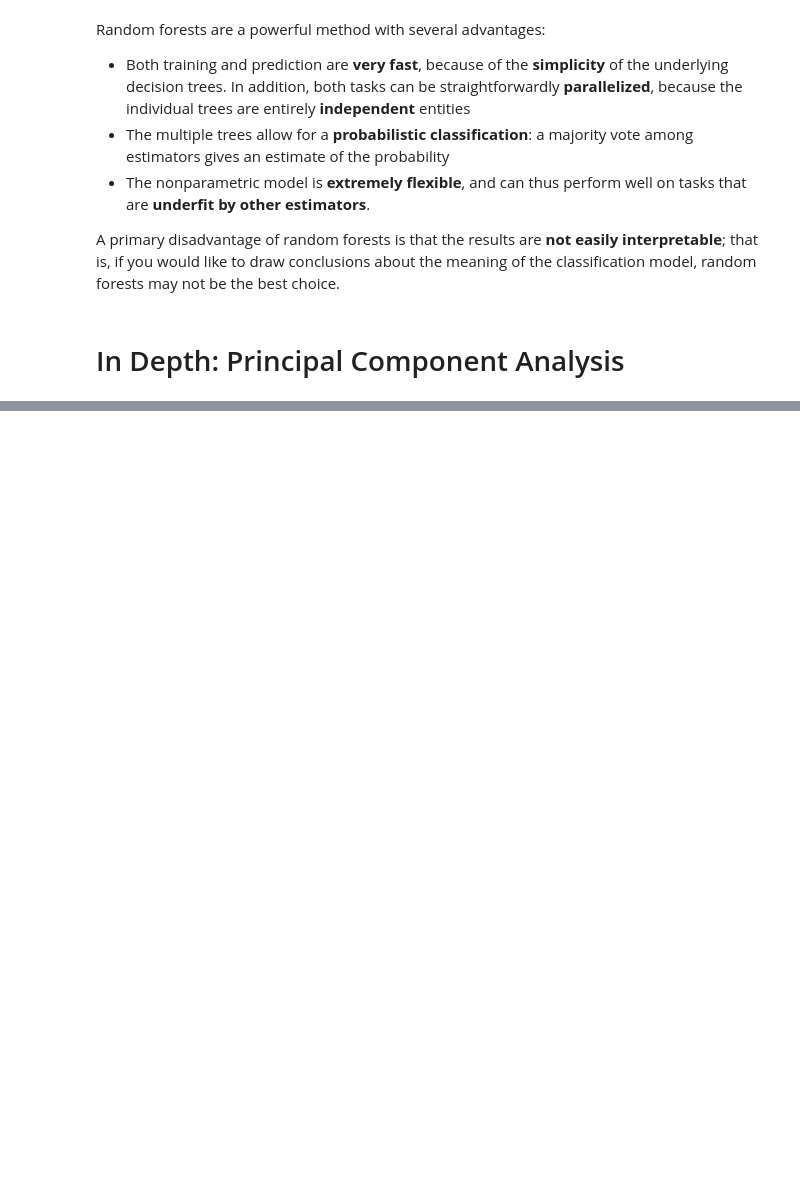
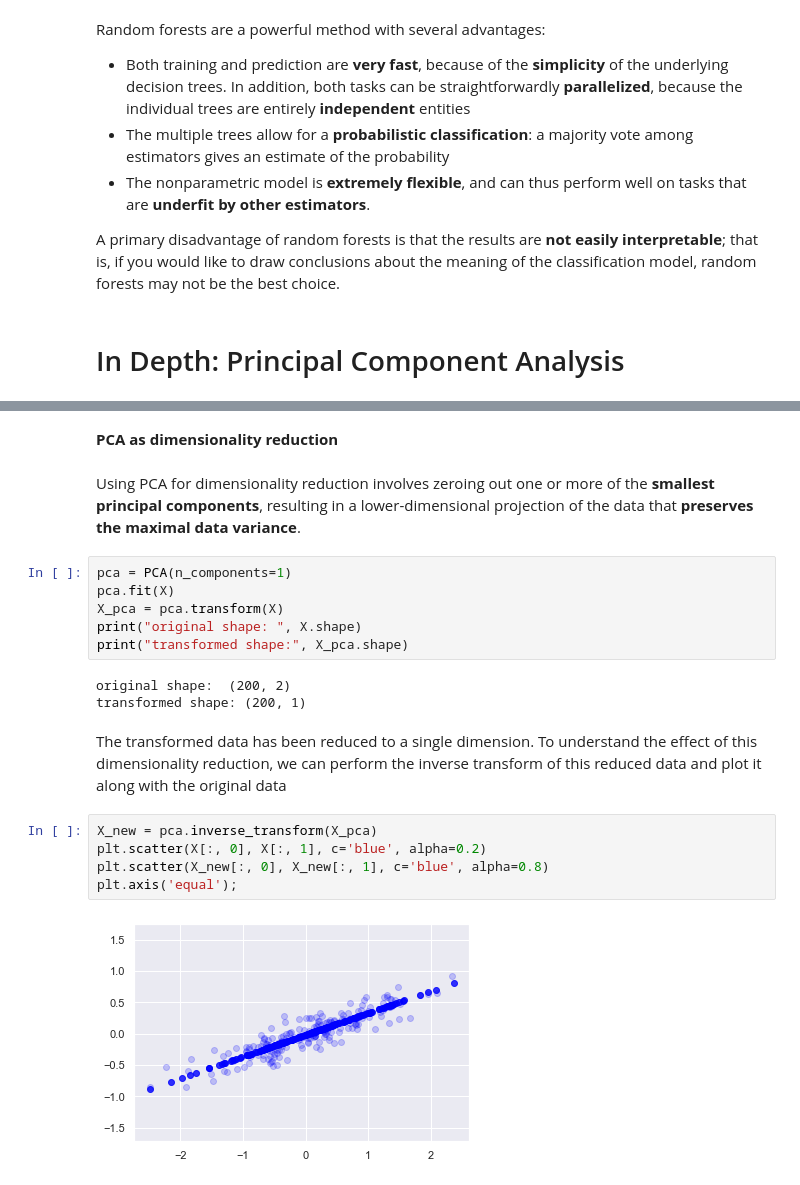
Before and after one commit to hanchiang/python-data-science-handbook, a Jupyter notebook: 5-machine-learning/5-machine-learning.ipynb, the cells around one changed output, grey strips where cells are left out. Cells and saved outputs as stored; diff of their text form; blank space fills up the shorter version.

```diff
--- a/5-machine-learning/5-machine-learning.ipynb
+++ b/5-machine-learning/5-machine-learning.ipynb
@@ -2378,0 +2454,22 @@ A primary disadvantage of random forests is that the results are **not easily in
+# %% [markdown]
+**PCA as dimensionality reduction**
+# %% [markdown]
+Using PCA for dimensionality reduction involves zeroing out one or more of the **smallest principal components**, resulting in a lower-dimensional projection of the data that **preserves the maximal data variance**.
+# %%
+pca = PCA(n_components=1)
+pca.fit(X)
+X_pca = pca.transform(X)
+print("original shape: ", X.shape)
+print("transformed shape:", X_pca.shape)
+# %% [output]
+original shape:  (200, 2)
+transformed shape: (200, 1)
+# %% [markdown]
+The transformed data has been reduced to a single dimension. To understand the effect of this dimensionality reduction, we can perform the inverse transform of this reduced data and plot it along with the original data
+# %%
+X_new = pca.inverse_transform(X_pca)
+plt.scatter(X[:, 0], X[:, 1], c='blue', alpha=0.2)
+plt.scatter(X_new[:, 0], X_new[:, 1], c='blue', alpha=0.8)
+plt.axis('equal');
+# %% [output]
+[figure, added]
```
Also changed, not shown: parts of 39 cells of this notebook.
